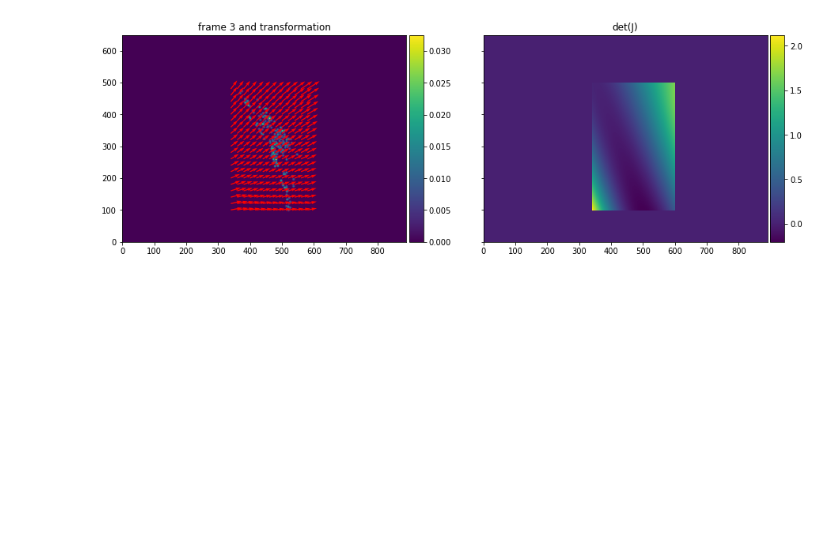
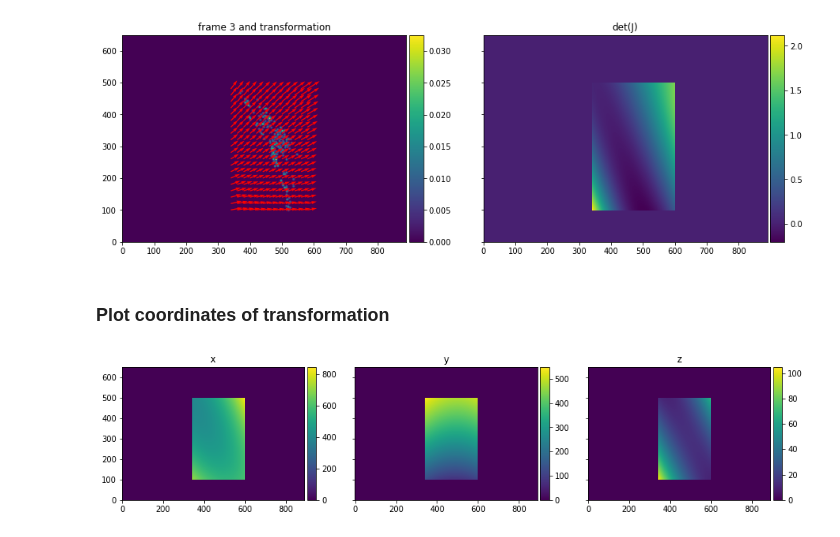
Before and after one commit to evarol/ot_tracking, a Jupyter notebook: python/notebooks/image_registration/two_frame/09_plot_jacobians.ipynb, the cells around one changed output. Saved outputs shown, nothing was run; the diff lists cells and outputs as text; code cells hidden in the pictures; blank space fills up the shorter version.

```diff
--- a/python/notebooks/image_registration/two_frame/09_plot_jacobians.ipynb
+++ b/python/notebooks/image_registration/two_frame/09_plot_jacobians.ipynb
@@ -246,3 +248,55 @@ fig.colorbar(im2, cax=cax2, orientation='vertical')
 ax2.set_title('det(J)');
 # %% [output]
 [figure]
+# %% [markdown]
+### Plot coordinates of transformation
+# %%
+# Grid for vector field plotting
+x_vf, y_vf = np.mgrid[xlim[0]:xlim[1], ylim[0]:ylim[1]]
+vf_shape = x_vf.shape
+z_vf = np.ones(vf_shape) * zval
+vf_grid = np.concatenate(
+    [x_vf.reshape(-1, 1), y_vf.reshape(-1, 1), z_vf.reshape(-1, 1)],
+    axis=1
+)
+
+# Vector field
+v_grid = model.predict(vf_grid)
+vx = v_grid[:, 0].reshape(vf_shape)
+vy = v_grid[:, 1].reshape(vf_shape)
+vz = v_grid[:, 2].reshape(vf_shape)
+
+# X-values to plot
+vx_plt = np.zeros((rec_1.shape[0], rec_1.shape[1]))
+vx_plt[xlim[0]:xlim[1], ylim[0]:ylim[1]] = vx
+
+# Y-values to plot
+vy_plt = np.zeros((rec_1.shape[0], rec_1.shape[1]))
+vy_plt[xlim[0]:xlim[1], ylim[0]:ylim[1]] = vy
+
+# Z-values to plot
+vz_plt = np.zeros((rec_1.shape[0], rec_1.shape[1]))
+vz_plt[xlim[0]:xlim[1], ylim[0]:ylim[1]] = vz
+
+# Plot X, Y, and Z values as heatmaps
+fig, (ax1, ax2, ax3) = plt.subplots(1, 3, sharex=True, sharey=True, figsize=(15, 15))
+
+im1 = ax1.imshow(vx_plt.T, origin='lower')
+div1 = make_axes_locatable(ax1)
+cax1 = div1.append_axes('right', size='5%', pad=0.05)
+fig.colorbar(im1, cax=cax1, orientation='vertical')
+ax1.set_title('x');
+
+im2 = ax2.imshow(vy_plt.T, origin='lower')
+div2 = make_axes_locatable(ax2)
+cax2 = div2.append_axes('right', size='5%', pad=0.05)
+fig.colorbar(im2, cax=cax2, orientation='vertical')
+ax2.set_title('y');
+
+im3 = ax3.imshow(vz_plt.T, origin='lower')
+div3 = make_axes_locatable(ax3)
+cax3 = div3.append_axes('right', size='5%', pad=0.05)
+fig.colorbar(im3, cax=cax3, orientation='vertical')
+ax3.set_title('z');
+# %% [output]
+[figure, added]
```
Also changed, not shown: parts of 6 cells of this notebook, 1 other file.
